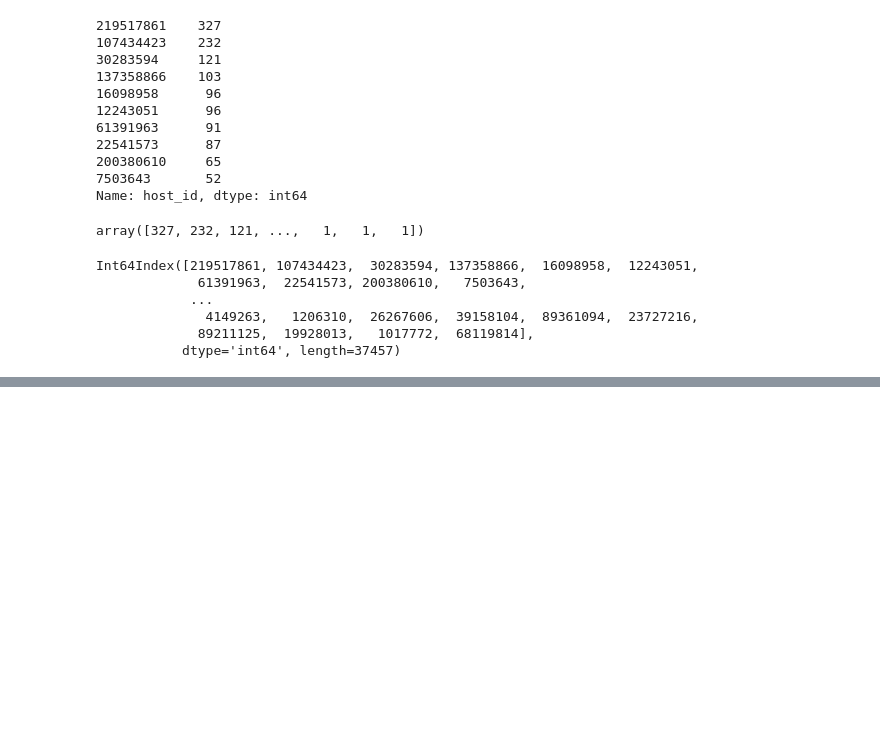
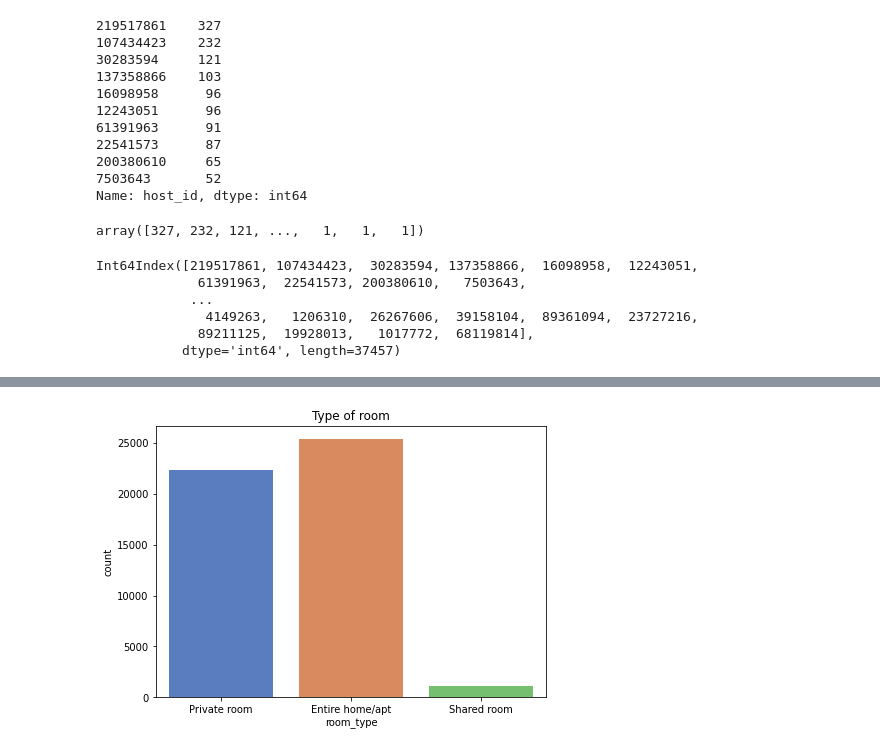
Before and after one commit to sneraikar/Airbnb-Bookings-Analysis, a Jupyter notebook: Airbnb_Bookings_Analysis_Capstone_Project_Solution.ipynb, the cells around one changed output, grey strips where cells are left out. Cells and saved outputs as stored; diff of their text form; code cells hidden in the pictures; blank space fills up the shorter version.

```diff
--- a/Airbnb_Bookings_Analysis_Capstone_Project_Solution.ipynb
+++ b/Airbnb_Bookings_Analysis_Capstone_Project_Solution.ipynb
@@ -173,0 +193,7 @@ plt.pie(df.neighbourhood_group.value_counts(),labels= )
+# %%
+plt.figure(figsize=(7,5))
+plt.title("Type of room")
+sns.countplot(df.room_type,palette="muted")
+plt.show()
+# %% [output]
+[figure, added]
```
Also changed, not shown: parts of 6 cells of this notebook.
